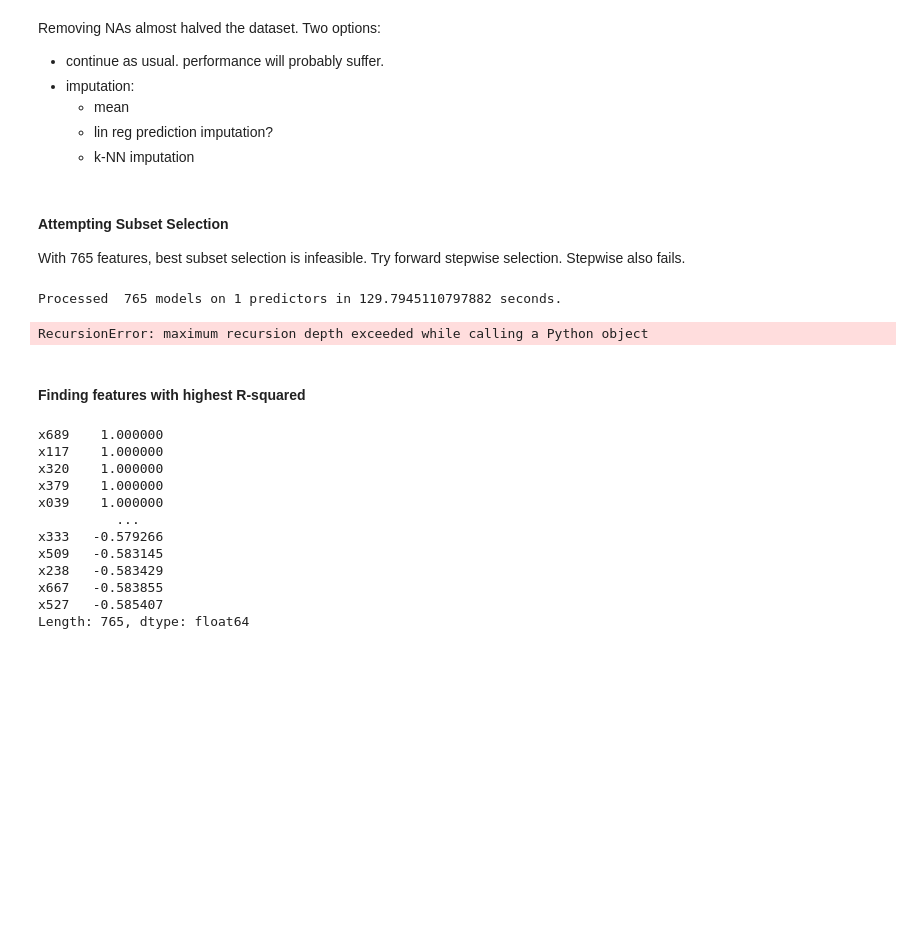
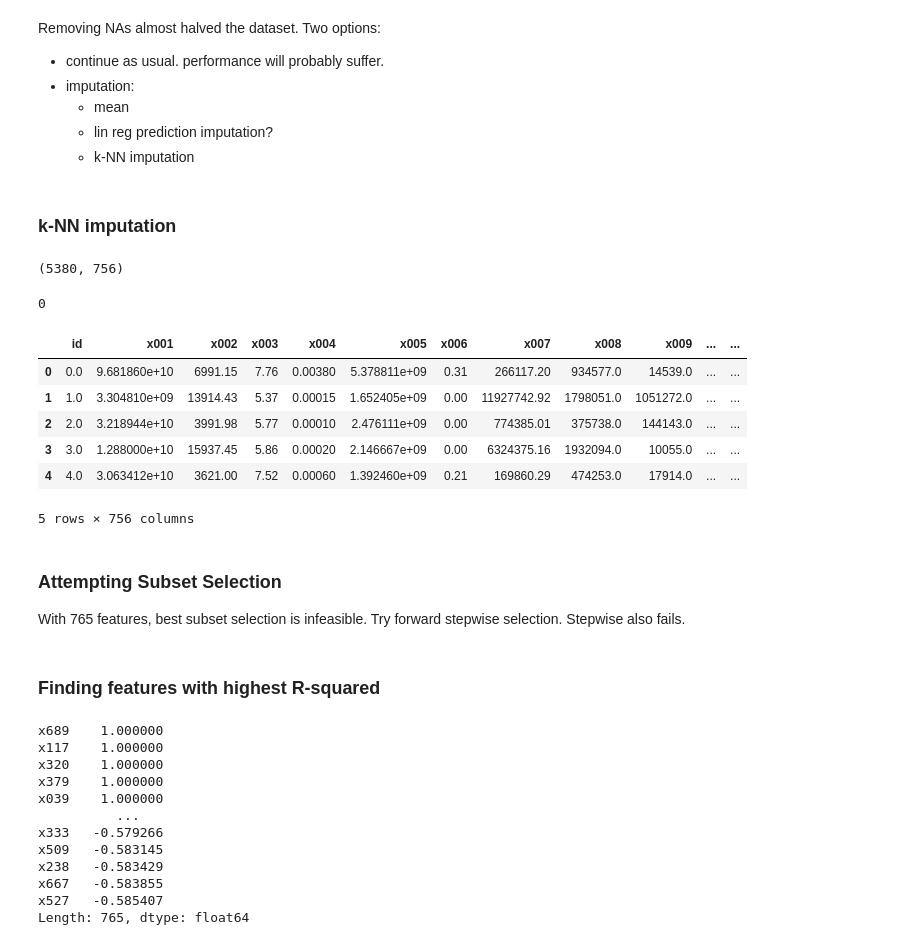
Before and after one commit to mholleranm/STAT390, a Jupyter notebook: Kaggle_Albert/kaggle-albert.ipynb, the cells around one changed output. Cells and saved outputs as stored; diff of their text form; code cells hidden in the pictures; blank space fills up the shorter version.

```diff
--- a/Kaggle_Albert/kaggle-albert.ipynb
+++ b/Kaggle_Albert/kaggle-albert.ipynb
@@ -31,8 +75,32 @@ Removing NAs almost halved the dataset. Two options:
     - mean
     - lin reg prediction imputation?
     - k-NN imputation
+# %% [markdown]
+### k-NN imputation
+# %%
+# perform k-nn imputation on missing values
+from sklearn.impute import KNNImputer
+imputer = KNNImputer(n_neighbors=5)
+train_imputed = pd.DataFrame(imputer.fit_transform(train), columns=train_dropna.columns)
+train_imputed.shape
+# %% [output]
+(5380, 756)
+# %%
+train_imputed.isna().sum().sum()
+# %% [output]
+0
+# %%
+train_imputed.head()
+# %% [output]
+|  | id | x001 | x002 | x003 | x004 | x005 | x006 | x007 | x008 | x009 | ... | ... |
+| 0 | 0.0 | 9.681860e+10 | 6991.15 | 7.76 | 0.00380 | 5.378811e+09 | 0.31 | 266117.20 | 934577.0 | 14539.0 | ... | ... |
+| 1 | 1.0 | 3.304810e+09 | 13914.43 | 5.37 | 0.00015 | 1.652405e+09 | 0.00 | 11927742.92 | 1798051.0 | 1051272.0 | ... | ... |
+| 2 | 2.0 | 3.218944e+10 | 3991.98 | 5.77 | 0.00010 | 2.476111e+09 | 0.00 | 774385.01 | 375738.0 | 144143.0 | ... | ... |
+| 3 | 3.0 | 1.288000e+10 | 15937.45 | 5.86 | 0.00020 | 2.146667e+09 | 0.00 | 6324375.16 | 1932094.0 | 10055.0 | ... | ... |
+| 4 | 4.0 | 3.063412e+10 | 3621.00 | 7.52 | 0.00060 | 1.392460e+09 | 0.21 | 169860.29 | 474253.0 | 17914.0 | ... | ... |
+5 rows × 756 columns
 # %% [markdown]
-#### Attempting Subset Selection
+### Attempting Subset Selection
 With 765 features, best subset selection is infeasible. Try forward stepwise selection. Stepwise also fails.
 # %%
 import statsmodels.formula.api as smf
@@ -143,14 +211,8 @@ def forward_selection():
     toc = time.time()
     print("Total elapsed time:", (toc-tic), "seconds.")
     return models_best
-# %%
-models_best = forward_selection()
-best_sub_plots()
-# %% [output]
-Processed  765 models on 1 predictors in 129.7945110797882 seconds.
-RecursionError: maximum recursion depth exceeded while calling a Python object
 # %% [markdown]
-#### Finding features with highest R-squared
+### Finding features with highest R-squared
 # %%
 # calculate R-squared for all individual features
 r2 = {}
```
Also changed, not shown: parts of 20 cells of this notebook, 2 other files.
